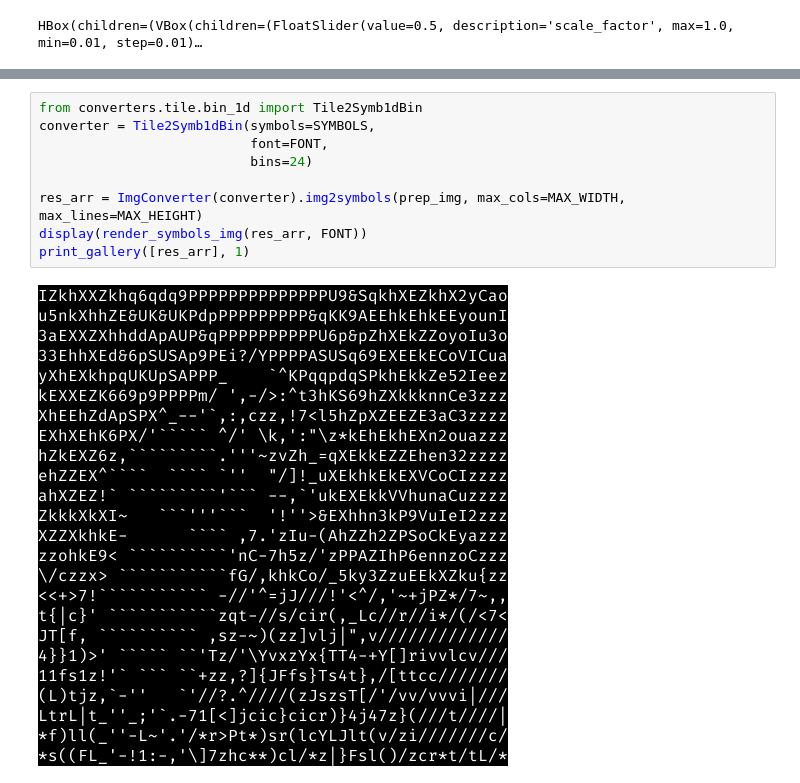
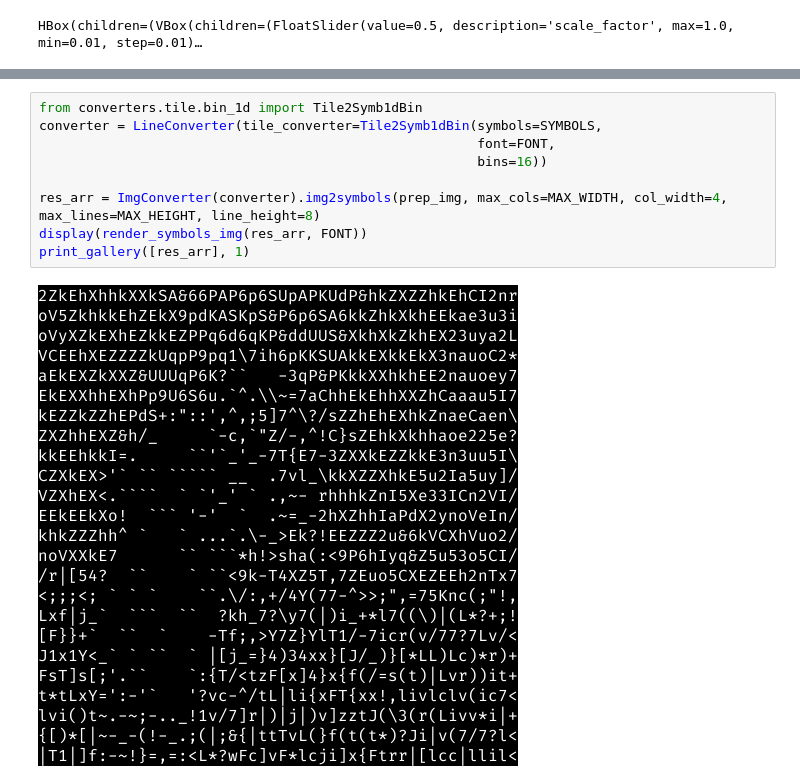
Before and after one commit to wojciechsadlik/python-char-art, a Jupyter notebook: notebooks/img2chars_playground.ipynb, the cells around one changed output, grey strips where cells are left out. Saved outputs shown, nothing was run; the diff lists cells and outputs as text.

```diff
--- a/notebooks/img2chars_playground.ipynb
+++ b/notebooks/img2chars_playground.ipynb
@@ -81,12 +83,12 @@ display(prep_img)
 [figure]
 # %%
 from converters.tile.bin_1d import Tile2Symb1dBin
-converter = Tile2Symb1dBin(symbols=SYMBOLS,
-                           font=FONT,
-                           bins=24)
+converter = LineConverter(tile_converter=Tile2Symb1dBin(symbols=SYMBOLS,
+                                                        font=FONT,
+                                                        bins=16))
 
-res_arr = ImgConverter(converter).img2symbols(prep_img, max_cols=MAX_WIDTH, max_lines=MAX_HEIGHT)
+res_arr = ImgConverter(converter).img2symbols(prep_img, max_cols=MAX_WIDTH, col_width=4, max_lines=MAX_HEIGHT, line_height=8)
 display(render_symbols_img(res_arr, FONT))
 print_gallery([res_arr], 1)
 # %% [output]
-[figure, old version]
+[figure, new version]
```
Also changed, not shown: parts of 6 cells of this notebook, 16 other files.
